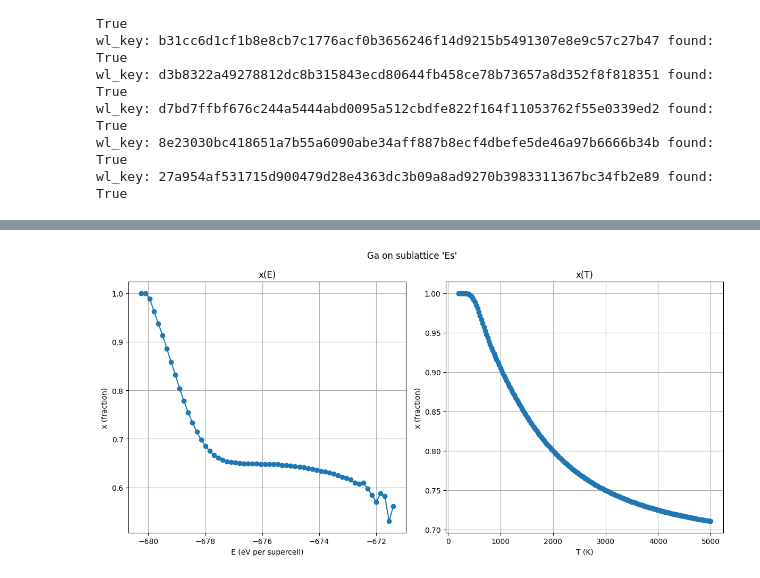
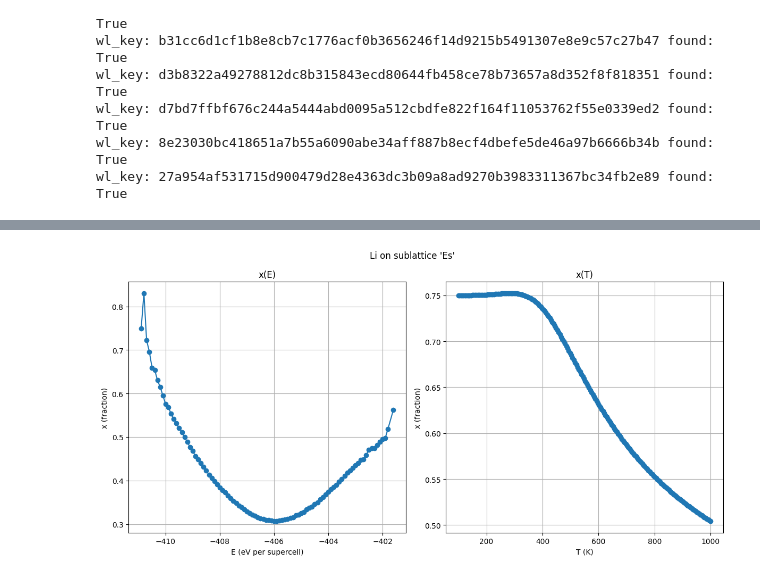
Before and after one commit to ColinBundschu/phase-edge, a Jupyter notebook: testing/visualize_wl.ipynb, the cells around one changed output, grey strips where cells are left out. Saved outputs shown, nothing was run; the diff lists cells and outputs as text; code cells hidden in the pictures.

```diff
--- a/testing/visualize_wl.ipynb
+++ b/testing/visualize_wl.ipynb
@@ -1,8 +1,8 @@
 # %%
 from phaseedge.sampling.wl_block_driver import fetch_wl_tip
-from phaseedge.storage.store import build_jobstore
+from phaseedge.storage.store import get_jobstore
 
-js = build_jobstore()
+js = get_jobstore()
 
 # Query ALL CEModelDocs (payload is under "output" in your DB); load=True rehydrates big fields.
 rows = js.query(criteria={"output.kind": "WLBlockDoc"}, load=True)
@@ -286,4 +275,5 @@ sample capture: none recorded in this block
 # %%
+import json
 from typing import Any, Mapping
 
 import math
@@ -375,6 +365,7 @@ def analyze_wl_chain_tip(
     # -------------------------
     # 3) Extract cation_counts
     # -------------------------
+
     rows = _get_cation_rows(doc)
     cation_agg = _aggregate_cation_counts(rows)
 
@@ -553,6 +544,7 @@ def _plot_single_xE_xT(
     E_map: dict[int, float],
 ) -> None:
     """Render one figure with two subplots for the requested (sublattice, element)."""
+
     xE_bins = xE.get(sublattice, {}).get(element, {})
     xT_series = xT.get(sublattice, {}).get(element, {})
 
@@ -572,35 +564,33 @@ def _plot_single_xE_xT(
         E_series = np.asarray([E_map[int(b)] for b in bins_sorted], dtype=float)
         y_series = np.asarray([xE_bins[int(b)] for b in bins_sorted], dtype=float)
         ax.plot(E_series, y_series, marker="o")
     ax.set_xlabel("E (eV per supercell)")
     ax.set_ylabel("x (fraction)")
     ax.set_title("x(E)")
     ax.grid(True)
 
     # Right: x(T)
     ax = axes[1]
     if len(xT_series) > 0:
         Ts = sorted(xT_series.keys())
         ys = [xT_series[T] for T in Ts]
         ax.plot(np.asarray(Ts, dtype=float), np.asarray(ys, dtype=float), marker="o")
     else:
         # If no xT for this pair, plot empty axes so the layout stays stable.
         ax.plot([], [])
     ax.set_xlabel("T (K)")
     ax.set_ylabel("x (fraction)")
     ax.set_title("x(T)")
     ax.grid(True)
 
     fig.tight_layout()
     plt.show()
 
 
 # Example:
 result = analyze_wl_chain_tip(
-    # "80d8c390132405b8ba7a1bb775c35a50ef1fe4acbafd10c247fe3e20a643638c", sublattice="Es", element="Al", # ZnAl2O4 2x2x2 refined
-    "1311a94f5d64fbbb02e984e8487d739da17c68acdd46b4cf7ef6d7021f2b4e7e", sublattice="Es", element="Ga", # MgGa2O4 2x2x2 refined
-    # "453865df7deffca7d2e6dc2246e8a2fa08683264868486e50a6fd7f03fa1db15", sublattice="Es", element="Al", # Sr2TaAlO6 3x3x3 unrefined
-    T_grid=np.linspace(200.0, 5000.0, 200).astype(float).tolist(),
+    "36b6cc5f4499df97eb9d81ed32e606358ad0c3c65822e7b872f8810196017412", sublattice="Es", element="Li", # Li2MgCl4
+    T_grid=np.linspace(100.0, 1000.0, 200).astype(float).tolist(),
 )
 # %% [output]
-[figure, old version]
+[figure, new version]
```
Also changed, not shown: parts of 1 cell of this notebook, 13 other files.
